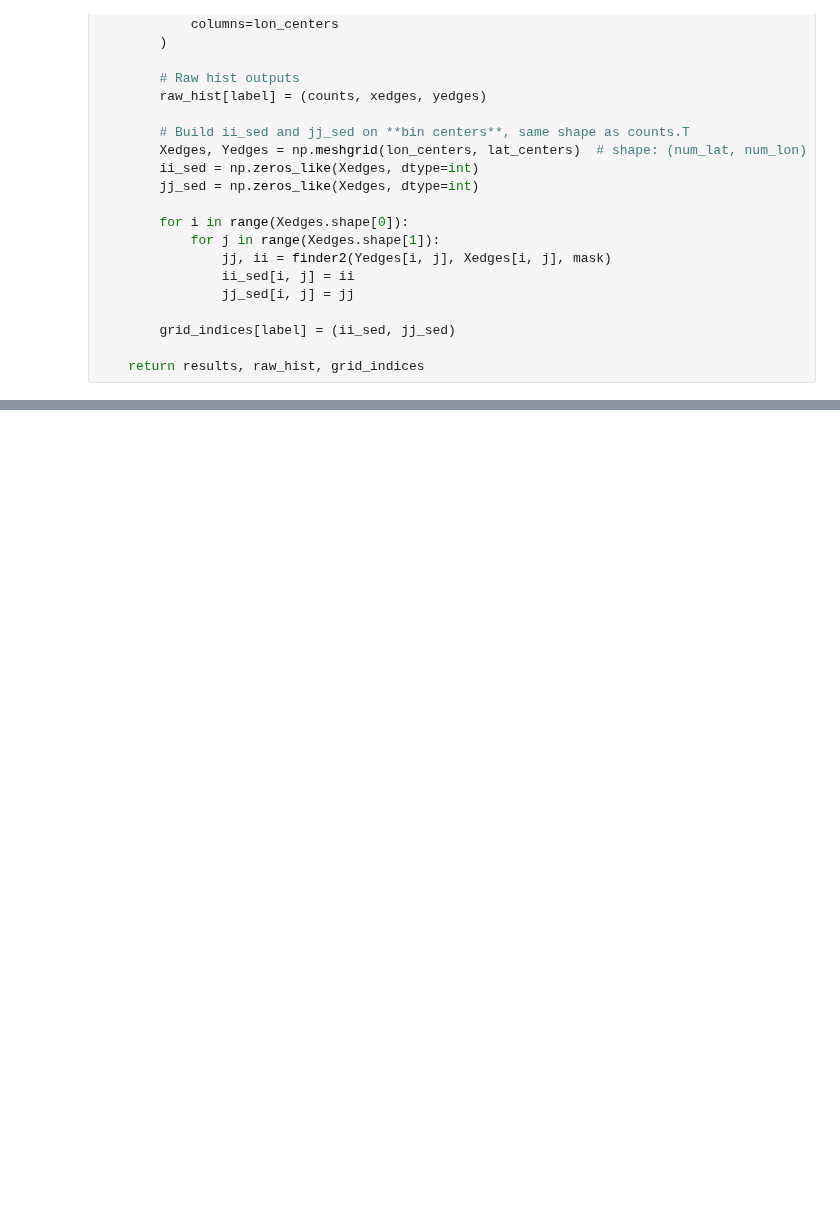
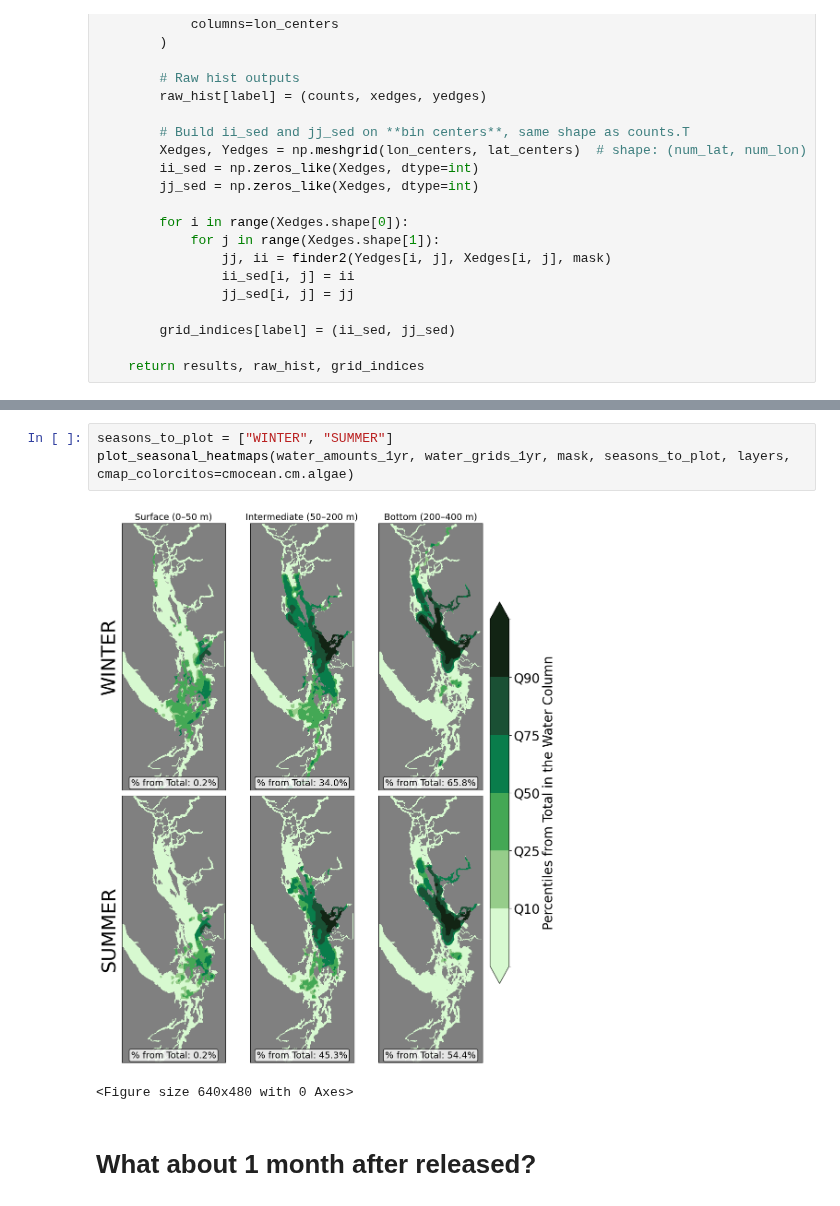
Before and after one commit to SalishSeaCast/analysis-vicente, a Jupyter notebook: Ocean_Parcels/PBDE_simulations/Seasonal_Spatial_V2.ipynb, the cells around one changed output, grey strips where cells are left out. Cells and saved outputs as stored; diff of their text form; blank space fills up the shorter version.

```diff
--- a/Ocean_Parcels/PBDE_simulations/Seasonal_Spatial_V2.ipynb
+++ b/Ocean_Parcels/PBDE_simulations/Seasonal_Spatial_V2.ipynb
@@ -304,0 +445,8 @@ Error:
+# %%
+seasons_to_plot = ["WINTER", "SUMMER"]
+plot_seasonal_heatmaps(water_amounts_1yr, water_grids_1yr, mask, seasons_to_plot, layers, cmap_colorcitos=cmocean.cm.algae)
+# %% [output]
+[figure, added]
+<Figure size 640x480 with 0 Axes>
+# %% [markdown]
+# What about 1 month after released?
```
Also changed, not shown: parts of 26 cells of this notebook, 21 other files.
